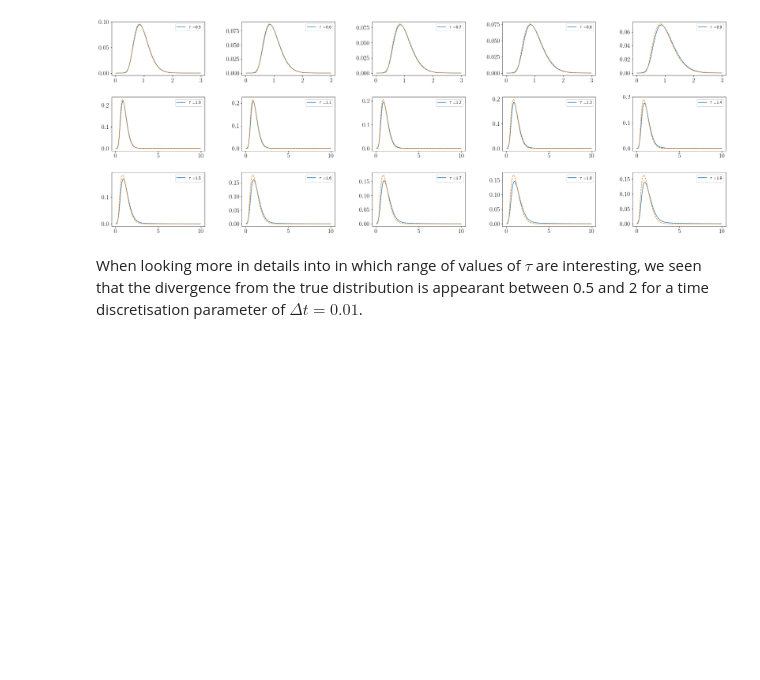
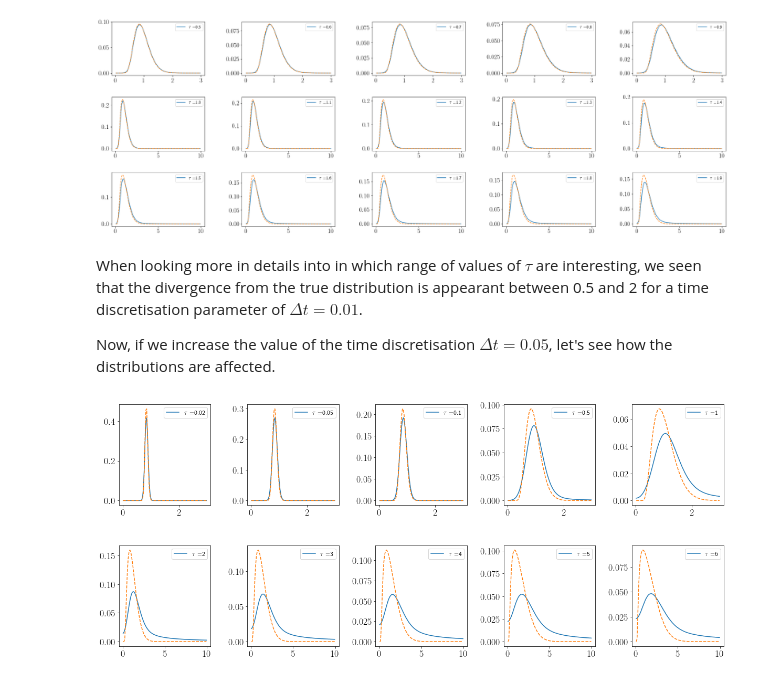
Before and after one commit to alixsleroy/WeakSDEapproximation, a Jupyter notebook: Infinite double well-histograms.ipynb, the cells around one changed output. Cells and saved outputs as stored; diff of their text form; code cells hidden in the pictures; blank space fills up the shorter version.

```diff
--- a/Infinite double well-histograms.ipynb
+++ b/Infinite double well-histograms.ipynb
@@ -359,3 +490,59 @@ for i in range(len(tau_list)):
 [figure]
 # %% [markdown]
 When looking more in details into in which range of values of $\tau$ are interesting, we seen that the divergence from the true distribution is appearant between 0.5 and 2 for a time discretisation parameter of $\Delta t=0.01$.
+
+Now, if we increase the value of the time discretisation $\Delta t=0.05$, let's see how the distributions are affected.
+# %%
+## Plot results on the simulation
+N = 10**8
+dt=0.05
+tau_list = [0.02,0.05,0.1,0.5]+[i for i in range(1,7)]
+
+# empty vector to save results
+y_res_tau = np.zeros((len(tau_list),N))
+
+#run through the different values of tau
+for i in range(len(tau_list)):
+    tau_i=tau_list[i]
+    y_exact = DW_sde_fast(N,dt,tau_i)
+    y_res_tau[i,::]=y_exact
+# %%
+# axis of the plot
+fig, (axs)= plt.subplots(2, 5,figsize=(20,8))# plt.figure(figsize=(4,4))
+fig.subplots_adjust(left=0.1,
+                    bottom=0.1,
+                    right=0.9,
+                    top=0.9,
+                    wspace=0.4,
+                    hspace=0.4)
+
+
+
+## Plot 1
+for i in range(len(tau_list)):
+
+    ye = y_res_tau[i,::] #exctract the result of interest from the list
+    tau_i = tau_list[i] #exctract the value of tau of interest from the list
+
+
+    # value of the indexes for the plot and bounds for histograms
+    bounds=[0,3]
+    j=0
+    if i>4:
+        j=1
+        i= i-5
+        bounds=[0,10]
+
+    histogram,bins = np.histogram(ye,bins=100,range=bounds, density=True)
+    midx = (bins[0:-1]+bins[1:])/2
+    histogram=(histogram/np.sum(histogram))*2
+    axs[j,i].plot(midx,histogram,label='$\\tau =$'+str(tau_i))
+    axs[j,i].legend() #add the legend
+
+    midx = (bins[0:-1]+bins[1:])/2
+    rho = np.exp(- (U(midx)/tau_i))
+    rho = rho / ( np.sum(rho) * (midx[1]-midx[0]) )
+    rho=(rho/np.sum(rho))*2
+    axs[j,i].plot(midx,rho,'--',label='Truth')
+# %% [output]
+[figure, added]
```
Also changed, not shown: parts of 10 cells of this notebook, 1 other file.
